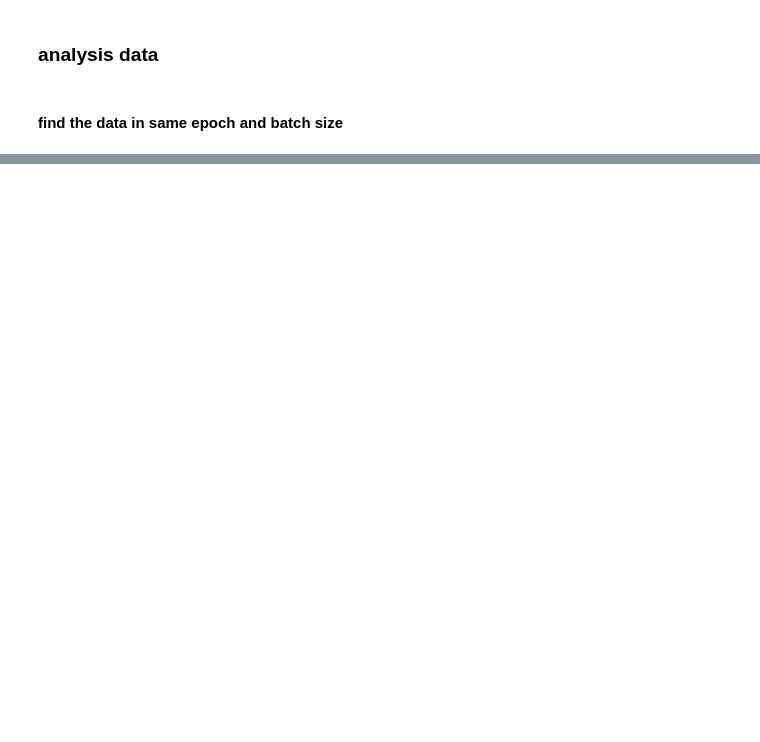
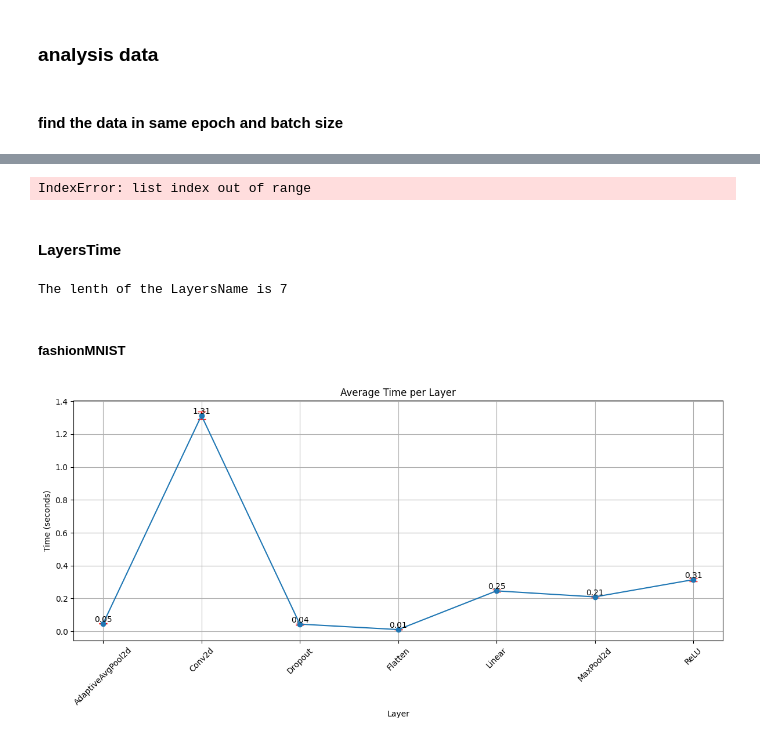
Before and after one commit to dtjgp/GreenAI, a Jupyter notebook: Cloud/4090/code/alexnet_analysis.ipynb, the cells around one changed output, grey strips where cells are left out. Saved outputs shown, nothing was run; the diff lists cells and outputs as text; code cells hidden in the pictures; blank space fills up the shorter version.

Commit message:
udpate the analysis data

```diff
--- a/Cloud/4090/code/alexnet_analysis.ipynb
+++ b/Cloud/4090/code/alexnet_analysis.ipynb
@@ -332,0 +70,55 @@ plt.show()
+# %%
+# read the data from the common folders
+data_f = data_path1 / common1_folders[0]
+data_c = data_path2 / common2_folders[0]
+print('The data folder is:', data_f, data_c)
+# find the files in the data folder
+files_f = os.listdir(data_f)
+files_c = os.listdir(data_c)
+print('The files are:', files_f,'\n', files_c)
+# %% [output]
+IndexError: list index out of range
+# %%
+# read all the files in the common folders
+LayersTime_f = np.load(data_f / 'Layers_time.npy', allow_pickle=True)
+TrainPartTime_f = np.load(data_f / 'Train_part_time.npy', allow_pickle=True)
+EpochTime_f = np.load(data_f / 'Epoch_time.npy', allow_pickle=True)
+EpochEnergy_f = np.load(data_f / 'Epoch_energy.npy', allow_pickle=True)
+TrainAcc_f = np.load(data_f / 'Train_acc.npy', allow_pickle=True)
+TestAcc_f = np.load(data_f / 'Test_acc.npy', allow_pickle=True)
+
+LayersTime_c = np.load(data_c / 'Layers_time.npy', allow_pickle=True)
+TrainPartTime_c = np.load(data_c / 'Train_part_time.npy', allow_pickle=True)
+EpochTime_c = np.load(data_c / 'Epoch_time.npy', allow_pickle=True)
+EpochEnergy_c = np.load(data_c / 'Epoch_energy.npy', allow_pickle=True)
+TrainAcc_c = np.load(data_c / 'Train_acc.npy', allow_pickle=True)
+TestAcc_c = np.load(data_c/ 'Test_acc.npy', allow_pickle=True)
+# %% [markdown]
+#### LayersTime
+# %%
+LayersName = ['AdaptiveAvgPool2d', 'Conv2d', 'Dropout', 'Flatten', 'Linear', 'MaxPool2d', 'ReLU']
+print(f'The lenth of the LayersName is {len(LayersName)}')
+# %% [output]
+The lenth of the LayersName is 7
+# %% [markdown]
+##### fashionMNIST
+# %%
+# Calculate the mean and standard deviation for each layer
+layer_means = np.mean(LayersTime_f, axis=1)
+layer_stds = np.std(LayersTime_f, axis=1)
+
+# Plot the average time per layer with error bars
+plt.figure(figsize=(12, 6))
+plt.errorbar(LayersName, layer_means, yerr=layer_stds, fmt='-o', ecolor='r', capsize=5)
+plt.title('Average Time per Layer')
+plt.xlabel('Layer')
+plt.ylabel('Time (seconds)')
+plt.xticks(rotation=45)
+plt.grid(True)
+plt.tight_layout()
+# add the value on each point in the plot
+for i in range(len(LayersName)):
+    plt.text(i, layer_means[i], np.round(layer_means[i], 2), ha='center', va='bottom')
+plt.show()
+# %% [output]
+[figure, added]
```
Also changed, not shown: parts of 37 cells of this notebook, 18 other files.
